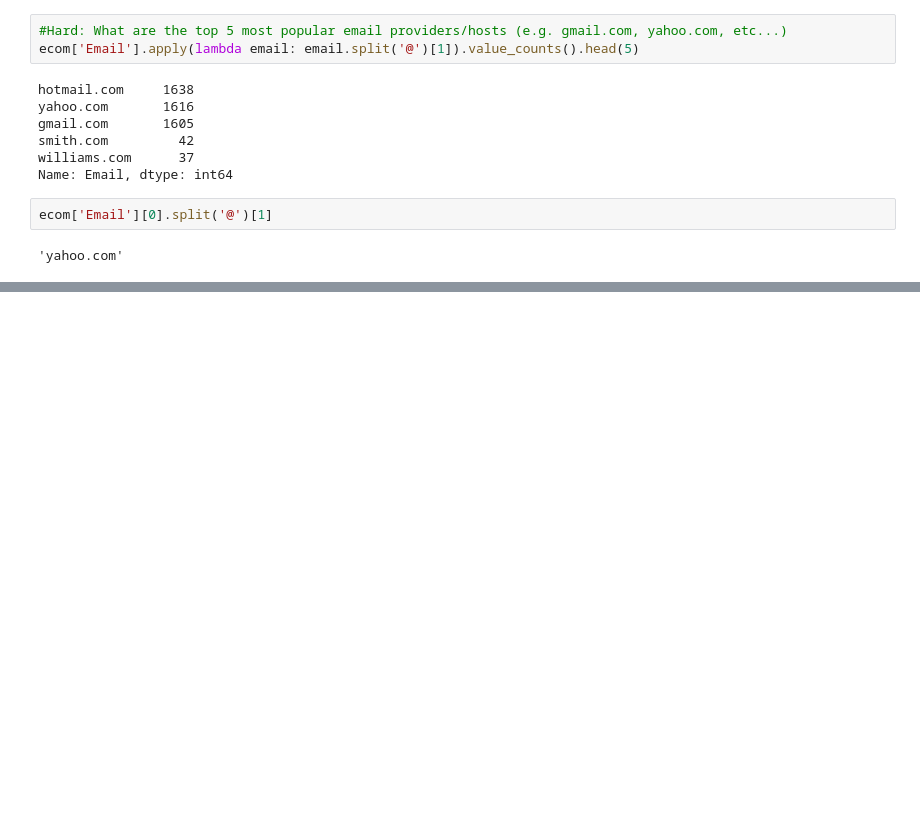
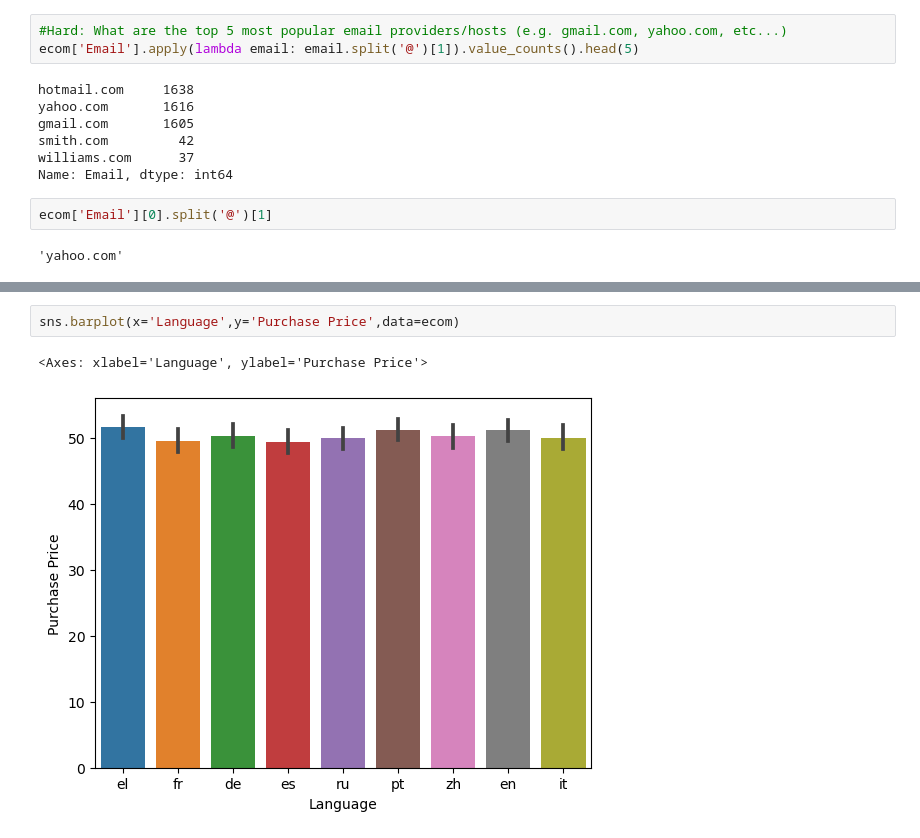
Before and after one commit to Raheemzee/Data-Analysis, a Jupyter notebook: Pandas, Ecommerce Purchases Exercise.ipynb, the cells around one changed output, grey strips where cells are left out. Cells and saved outputs as stored; diff of their text form; blank space fills up the shorter version.

```diff
--- a/Pandas, Ecommerce Purchases Exercise.ipynb
+++ b/Pandas, Ecommerce Purchases Exercise.ipynb
@@ -233,0 +250,5 @@ ecom['Email'][0].split('@')[1]
+# %%
+sns.barplot(x='Language',y='Purchase Price',data=ecom)
+# %% [output]
+<Axes: xlabel='Language', ylabel='Purchase Price'>
+[figure, added]
```
Also changed, not shown: parts of 4 cells of this notebook.
